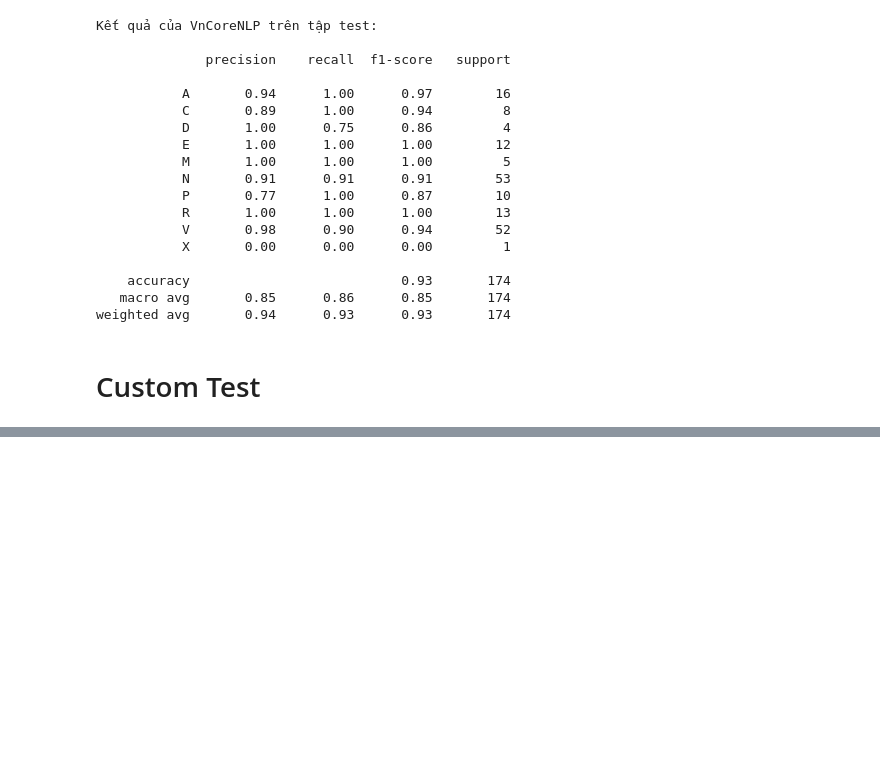
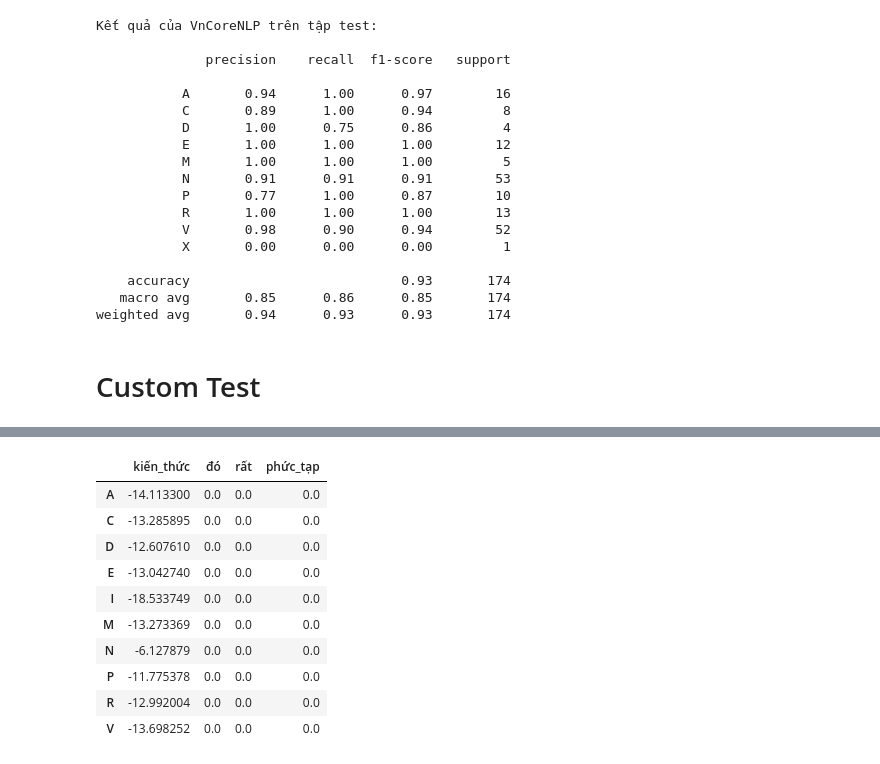
Before and after one commit to phNguyen2301/CS221, a Jupyter notebook: pos_tagging.ipynb, the cells around one changed output, grey strips where cells are left out. Cells and saved outputs as stored; diff of their text form; code cells hidden in the pictures; blank space fills up the shorter version.

```diff
--- a/pos_tagging.ipynb
+++ b/pos_tagging.ipynb
@@ -415,0 +491,2 @@ sent_pred = viterbi_backward(best_probs_sent, best_paths_sent, test_words, state
+# %%
+sentence = ["kiến_thức","đó","rất", "phức_tạp"]
@@ -415,0 +511,17 @@ sent_pred = viterbi_backward(best_probs_sent, best_paths_sent, test_words, state
+# %%
+best_probs_sent, best_paths_sent = viterbi_initialize(states, tags, A, B, sentence, vocab_dict)
+pd.DataFrame(best_probs_sent,
+index = states[1:],
+columns = sentence)
+# %% [output]
+|  | kiến_thức | đó | rất | phức_tạp |
+| A | -14.113300 | 0.0 | 0.0 | 0.0 |
+| C | -13.285895 | 0.0 | 0.0 | 0.0 |
+| D | -12.607610 | 0.0 | 0.0 | 0.0 |
+| E | -13.042740 | 0.0 | 0.0 | 0.0 |
+| I | -18.533749 | 0.0 | 0.0 | 0.0 |
+| M | -13.273369 | 0.0 | 0.0 | 0.0 |
+| N | -6.127879 | 0.0 | 0.0 | 0.0 |
+| P | -11.775378 | 0.0 | 0.0 | 0.0 |
+| R | -12.992004 | 0.0 | 0.0 | 0.0 |
+| V | -13.698252 | 0.0 | 0.0 | 0.0 |
```
Also changed, not shown: parts of 31 cells of this notebook, 7 other files.
